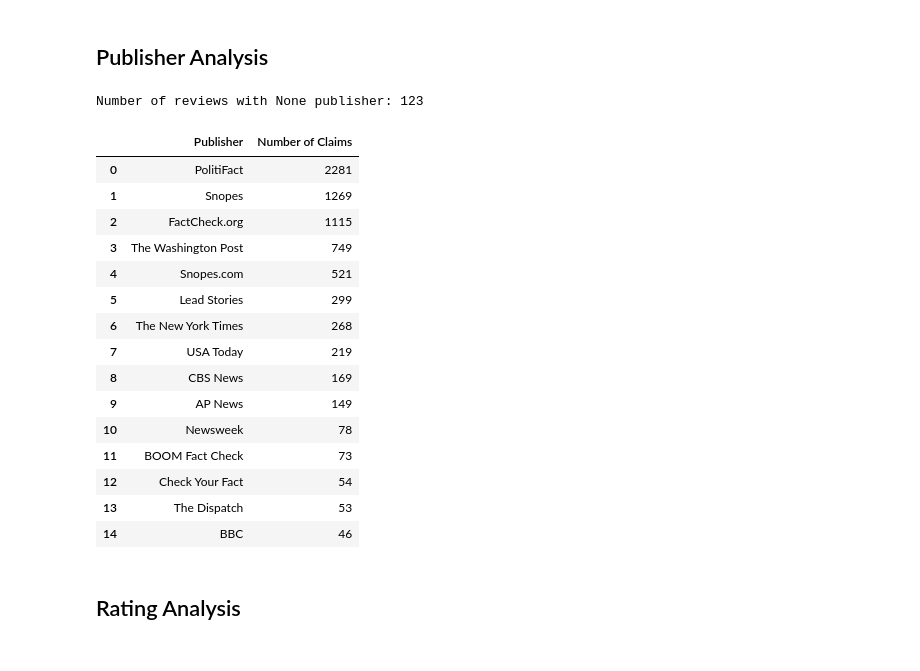
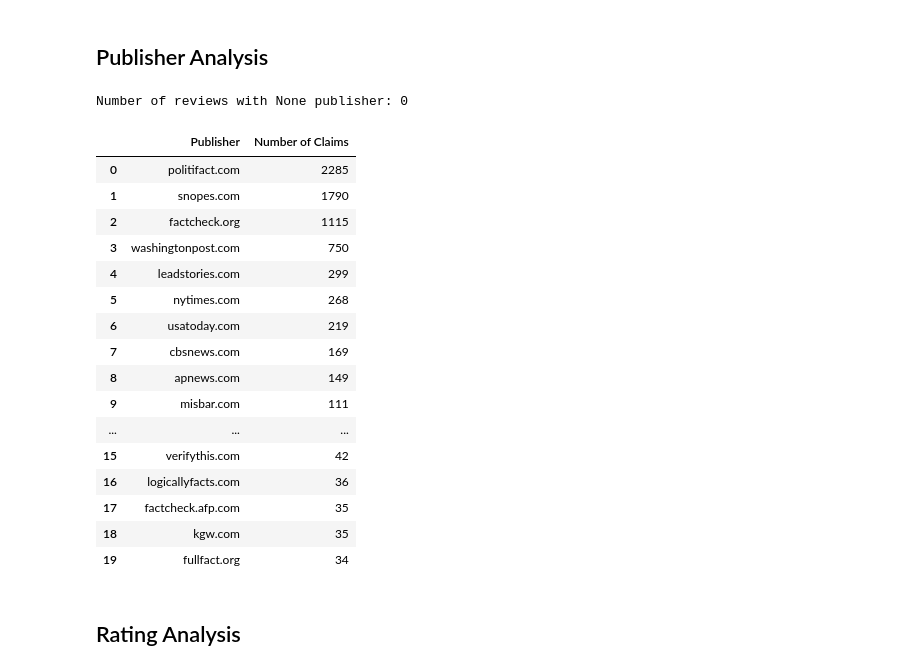
Before and after one commit to erikLiu18/fact-check-tweet, a Jupyter notebook: analysis/trump_analysis.ipynb, the cells around one changed output. Drawn from its saved outputs; the diff is of its cells as text; code cells hidden in the pictures.

Commit message:
Add scrape publishers

```diff
--- a/scripts/trump_analysis.ipynb
+++ b/analysis/trump_analysis.ipynb
@@ -18,7 +18,8 @@ def convert_claims_to_dataframe(claims):
                 'text': claim.get('text'),
                 'claimant': claim.get('claimant'),
                 'claimDate': pd.to_datetime(claim.get('claimDate')),
-                'publisher': review.get('publisher', {}).get('name'),
+                'publisherName': review.get('publisher', {}).get('name'),
+                'publisherSite': review.get('publisher', {}).get('site'),
                 'reviewUrl': review.get('url'),
                 'reviewTitle': review.get('title'),
                 'reviewDate': pd.to_datetime(review.get('reviewDate')),
@@ -165,34 +166,35 @@ plt.show()
 ## Publisher Analysis
 # %%
 # Create a new DataFrame for publishers and their claim counts
-publisher_counts = df['publisher'].value_counts().reset_index()
+publisher_counts = df['publisherSite'].value_counts().reset_index()
 publisher_counts.columns = ['Publisher', 'Number of Claims']
 
 # Count the number of reviews with None publisher
-none_publisher_count = df['publisher'].isnull().sum()
+none_publisher_count = df['publisherSite'].isnull().sum()
 print(f"Number of reviews with None publisher: {none_publisher_count}")
 
 # Display the top 15 publishers
-top_publishers = publisher_counts.head(15)
+top_publishers = publisher_counts.head(20)
 display(top_publishers)
 # %% [output]
-Number of reviews with None publisher: 123
+Number of reviews with None publisher: 0
 |  | Publisher | Number of Claims |
-| 0 | PolitiFact | 2281 |
-| 1 | Snopes | 1269 |
-| 2 | FactCheck.org | 1115 |
-| 3 | The Washington Post | 749 |
-| 4 | Snopes.com | 521 |
-| 5 | Lead Stories | 299 |
-| 6 | The New York Times | 268 |
-| 7 | USA Today | 219 |
-| 8 | CBS News | 169 |
-| 9 | AP News | 149 |
-| 10 | Newsweek | 78 |
-| 11 | BOOM Fact Check | 73 |
-| 12 | Check Your Fact | 54 |
-| 13 | The Dispatch | 53 |
-| 14 | BBC | 46 |
+| 0 | politifact.com | 2285 |
+| 1 | snopes.com | 1790 |
+| 2 | factcheck.org | 1115 |
+| 3 | washingtonpost.com | 750 |
+| 4 | leadstories.com | 299 |
+| 5 | nytimes.com | 268 |
+| 6 | usatoday.com | 219 |
+| 7 | cbsnews.com | 169 |
+| 8 | apnews.com | 149 |
+| 9 | misbar.com | 111 |
+| ... | ... | ... |
+| 15 | verifythis.com | 42 |
+| 16 | logicallyfacts.com | 36 |
+| 17 | factcheck.afp.com | 35 |
+| 18 | kgw.com | 35 |
+| 19 | fullfact.org | 34 |
 # %% [markdown]
 ## Rating Analysis
 # %%
```
Also changed, not shown: parts of 3 cells of this notebook, 7 other files.
